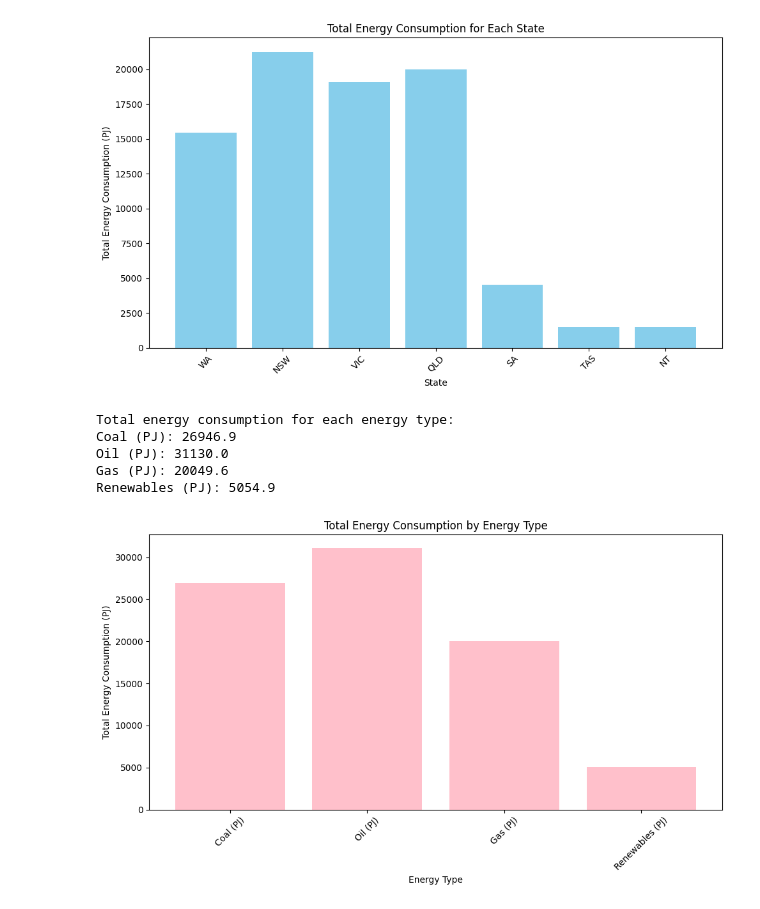
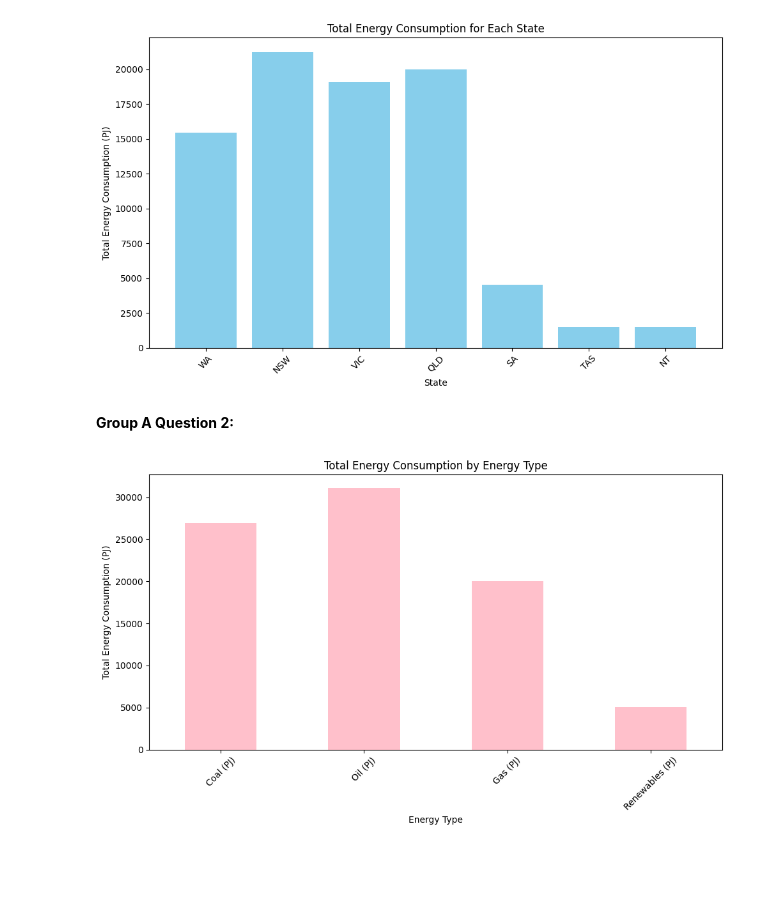
Before and after one commit to DurantZhou/ISYS5002-2024-S1-A2, a Jupyter notebook: Tue_11AM_Group_2_Assignment_2.ipynb, the cells around one changed output. Drawn from its saved outputs; the diff is of its cells as text; code cells hidden in the pictures; blank space fills up the shorter version.

```diff
--- a/Tue_11AM_Group_2_Assignment_2.ipynb
+++ b/Tue_11AM_Group_2_Assignment_2.ipynb
@@ -252,46 +239,25 @@ plt.tight_layout()  # adjust layout automatically to avoid overlapping
 plt.show()
 # %% [output]
 [figure]
-# %%
-import pandas as pd
-df= AUS_energy_df
-# Create a list of all energy
-Energy_type = ['Coal (PJ)', 'Oil (PJ)', 'Gas (PJ)', 'Renewables (PJ)']
-# Create a dictionnary to store energy consumption for each enerfy
-total_energy_consumption_filtered_by_energy = {}
-# Use for function to iterate energy to calculate total energy consumption filetered by energy
-for energy in Energy_type:
-  # Filter specific energy type
-  energy_data = df[df[energy].notnull()]  # Makeing sure the data is not null
-  # Calculate sum of energy consumption filtered by energy type
-  total_energy_consumption = energy_data[energy].sum()
-  # Save three decimals
-  total_energy_consumption = round(total_energy_consumption, 3)
-  # Save the sum of energy consumption filtered by energy type to dictionary
-  total_energy_consumption_filtered_by_energy[energy] = total_energy_consumption
-print("Total energy consumption for each energy type:")
-for energy, total_energy_consumption in total_energy_consumption_filtered_by_energy.items():
-    print(f"{energy}: {total_energy_consumption}")
-# %% [output]
-Total energy consumption for each energy type:
-Coal (PJ): 26946.9
-Oil (PJ): 31130.0
-Gas (PJ): 20049.6
-Renewables (PJ): 5054.9
+# %% [markdown]
+**Group A Question 2:**
 # %%
+import pandas as pd
 import matplotlib.pyplot as plt
-energy_types = list(total_energy_consumption_filtered_by_energy.keys())
-total_energy_consumption = list(total_energy_consumption_filtered_by_energy.values())
+df= AUS_energy_df
+# Group the data by fuel type and sum the energy consumption for each fuel type
+fuel_type_totals = df[['Coal (PJ)', 'Oil (PJ)', 'Gas (PJ)', 'Renewables (PJ)']].sum()
 
 plt.figure(figsize=(10, 6))
-plt.bar(energy_types, total_energy_consumption, color='pink')
+# Plot the total energy consumption for each fuel type
+fuel_type_totals.plot(kind='bar', color='pink')
 
 plt.title('Total Energy Consumption by Energy Type')
 plt.xlabel('Energy Type')
 plt.ylabel('Total Energy Consumption (PJ)')
 
 plt.xticks(rotation=45)
 plt.tight_layout()
 plt.show()
 # %% [output]
-[figure, old version]
+[figure, new version]
```
Also changed, not shown: parts of 15 cells of this notebook.
